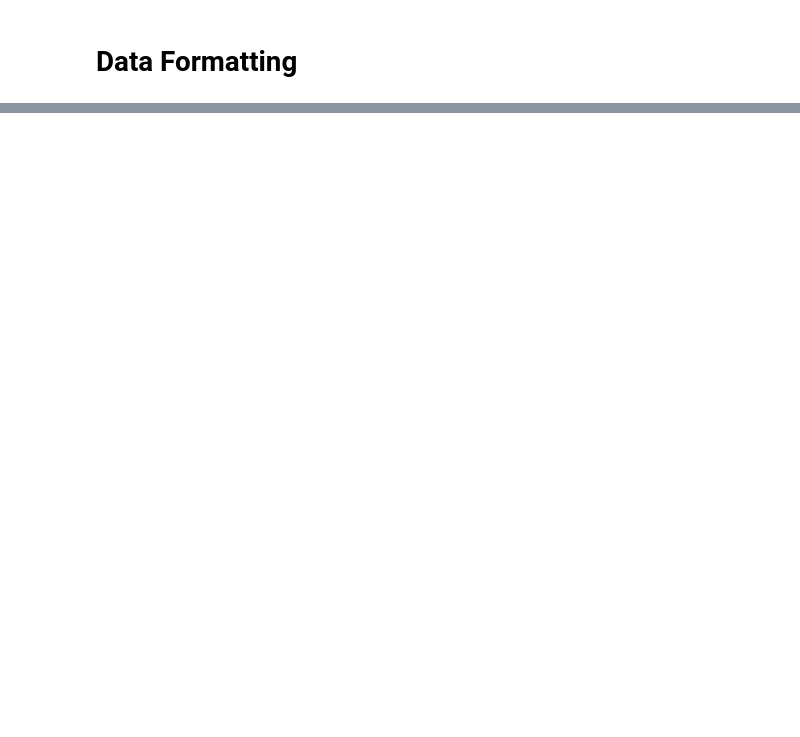
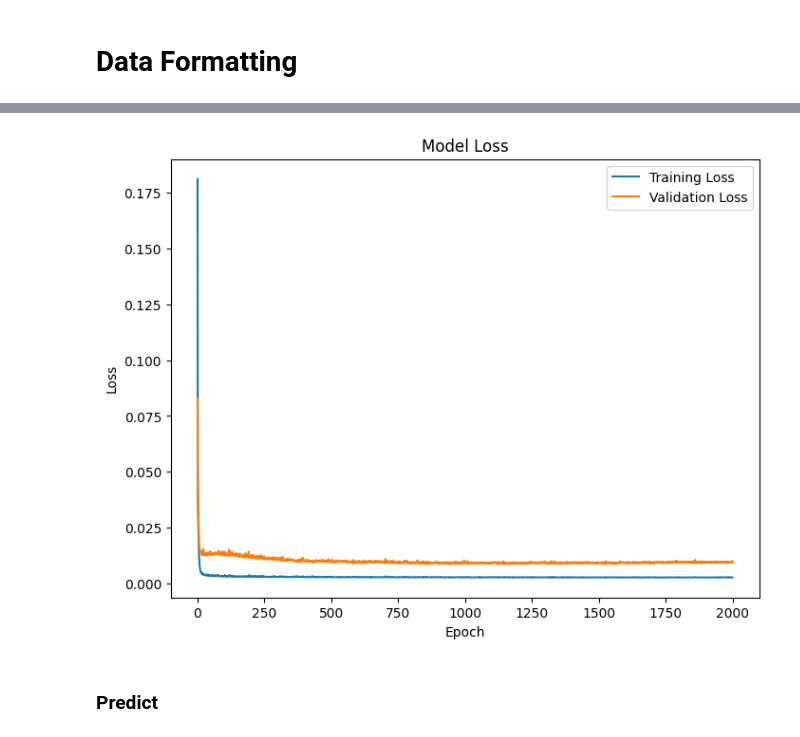
Before and after one commit to distervplays/GrafiStoreMLAPI, a Jupyter notebook: model_notebook.ipynb, the cells around one changed output, grey strips where cells are left out. Saved outputs shown, nothing was run; the diff lists cells and outputs as text; code cells hidden in the pictures; blank space fills up the shorter version.

```diff
--- a/model_notebook.ipynb
+++ b/model_notebook.ipynb
@@ -77,0 +155,22 @@ df.head()
+# %%
+X_train, X_val, y_train, y_val = train_test_split(X, y, test_size=0.2, random_state=42)
+# %%
+class NeuralNet(Model):
+    def __init__(self, input_size, output_size):
+        super(NeuralNet, self).__init__()
+
+        self.nnet = tf.keras.Sequential([
+            layers.Dense(64, activation='relu', input_shape=(input_size,)),
+            layers.Dense(64, activation='relu'),
+            layers.Dense(output_size)
+        ])
+
+    def call(self, x):
+        return self.nnet(x)
+# %%
+model = NeuralNet(input_size, output_size)
+model.compile(
+    optimizer=tf.keras.optimizers.Adam(learning_rate=learning_rate),
+    loss='mse',
+    metrics=['mse']
+)
@@ -77,0 +179,2 @@ df.head()
+# %%
+history = model.fit(X_train, y_train, batch_size=batch_size, epochs=num_epochs, validation_data=(X_val, y_val)) #, callbacks=[callback])
@@ -77,0 +201,14 @@ df.head()
+# %%
+# Plot total loss
+plt.figure(figsize=(8, 6))
+plt.plot(history.history['loss'], label='Training Loss')
+plt.plot(history.history.get('val_loss', []), label='Validation Loss')
+plt.title('Model Loss')
+plt.xlabel('Epoch')
+plt.ylabel('Loss')
+plt.legend()
+plt.show()
+# %% [output]
+[figure, added]
+# %% [markdown]
+### Predict
```
Also changed, not shown: parts of 49 cells of this notebook, 32 other files.
